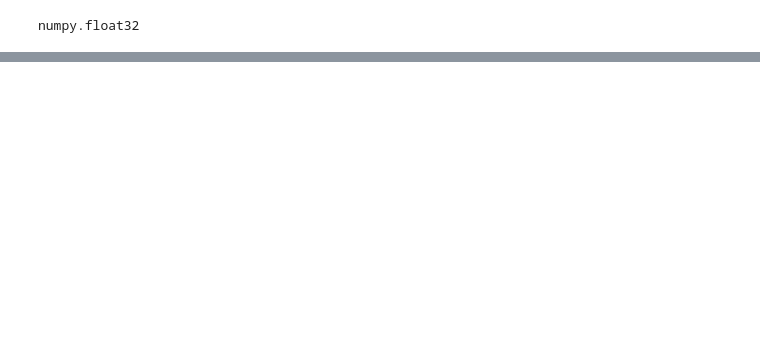
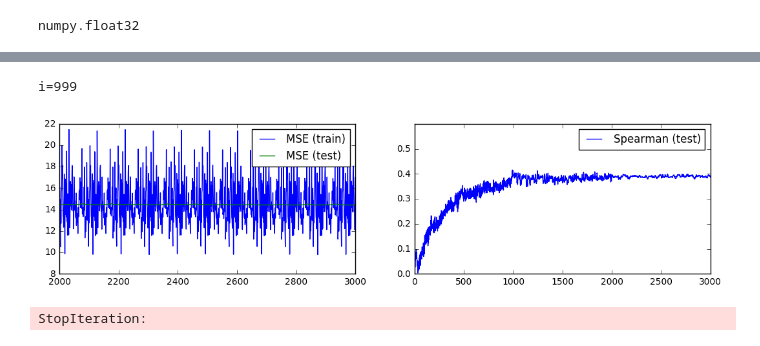
Before and after one commit to ctiennot/regained_challenge, a Jupyter notebook: 3_CNN_global_views.ipynb, the cells around one changed output, grey strips where cells are left out. Cells and saved outputs as stored; diff of their text form; code cells hidden in the pictures; blank space fills up the shorter version.

```diff
--- a/3_CNN_global_views.ipynb
+++ b/3_CNN_global_views.ipynb
@@ -138 +160,34 @@ test spearman nan
+# %%
+for i in range(1000):
+    update_history(learning_history, epoch(lr=10**-6))
+    if (i+1) % 5 == 0:
+        clear_output()
+        print "i=%i"%i
+        f, axarr = plt.subplots(1, 2, figsize=(13, 3))
+        axarr[0].plot(learning_history['iterations'][:-1000:-1][::-1], learning_history['train_mse'][:-1000:-1][::-1], label="MSE (train)")
+        axarr[0].plot(learning_history['iterations'][:-1000:-1][::-1], learning_history['test_mse'][:-1000:-1][::-1], label="MSE (test)")
+        axarr[1].plot(learning_history['iterations'], learning_history['test_spearman'], label="Spearman (test)")
+        axarr[0].legend()
+        axarr[1].legend()
+        axarr[1].set_ylim((0,0.6))
+        plt.show()
+# %% [output]
+i=999
+[figure, added]
+# %%
+for i in range(10):
+    update_history(learning_history, epoch(lr=10**-7))
+    if (i+1) % 5 == 0:
+        clear_output()
+        print "i=%i"%i
+        f, axarr = plt.subplots(1, 2, figsize=(13, 3))
+        axarr[0].plot(learning_history['iterations'], learning_history['train_mse'], label="MSE (train)")
+        axarr[0].plot(learning_history['iterations'], learning_history['test_mse'], label="MSE (test)")
+        axarr[1].plot(learning_history['iterations'], learning_history['test_spearman'], label="Spearman (test)")
+        axarr[0].legend()
+        axarr[1].legend()
+        axarr[1].set_ylim((0,0.6))
+        plt.show()
+# %% [output]
+StopIteration:
 # %%
```
Also changed, not shown: parts of 14 cells of this notebook, 3 other files.
